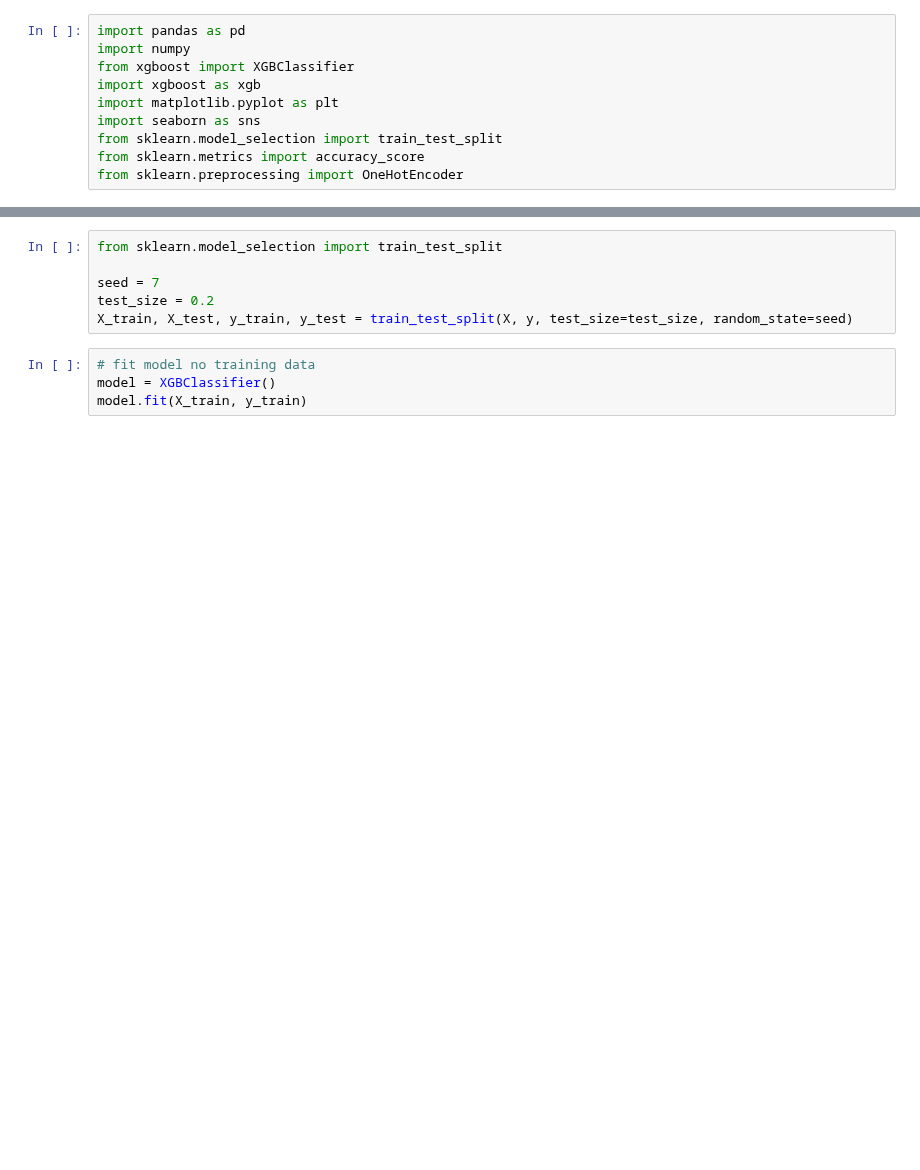
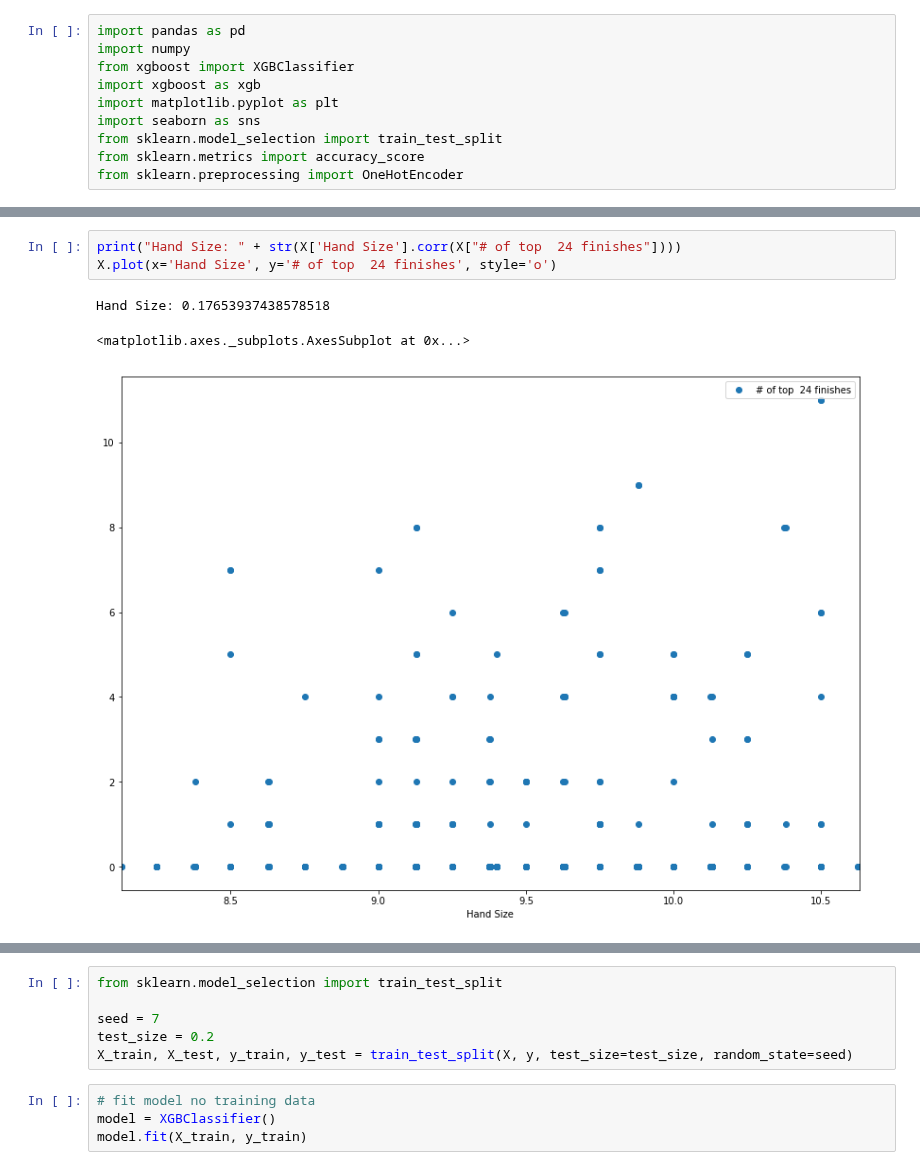
Before and after one commit to LeoXia360/nfl-data, a Jupyter notebook: nfl/wide-receivers.ipynb, the cells around one changed output, grey strips where cells are left out. Saved outputs shown, nothing was run; the diff lists cells and outputs as text; blank space fills up the shorter version.

```diff
--- a/nfl/wide-receivers.ipynb
+++ b/nfl/wide-receivers.ipynb
@@ -17,0 +29,7 @@ Drive already mounted at /content/drive; to attempt to forcibly remount, call dr
+# %%
+print("Hand Size: " + str(X['Hand Size'].corr(X["# of top  24 finishes"])))
+X.plot(x='Hand Size', y='# of top  24 finishes', style='o')
+# %% [output]
+Hand Size: 0.17653937438578518
+<matplotlib.axes._subplots.AxesSubplot at 0x...>
+[figure, added]
```
Also changed, not shown: parts of 9 cells of this notebook.
